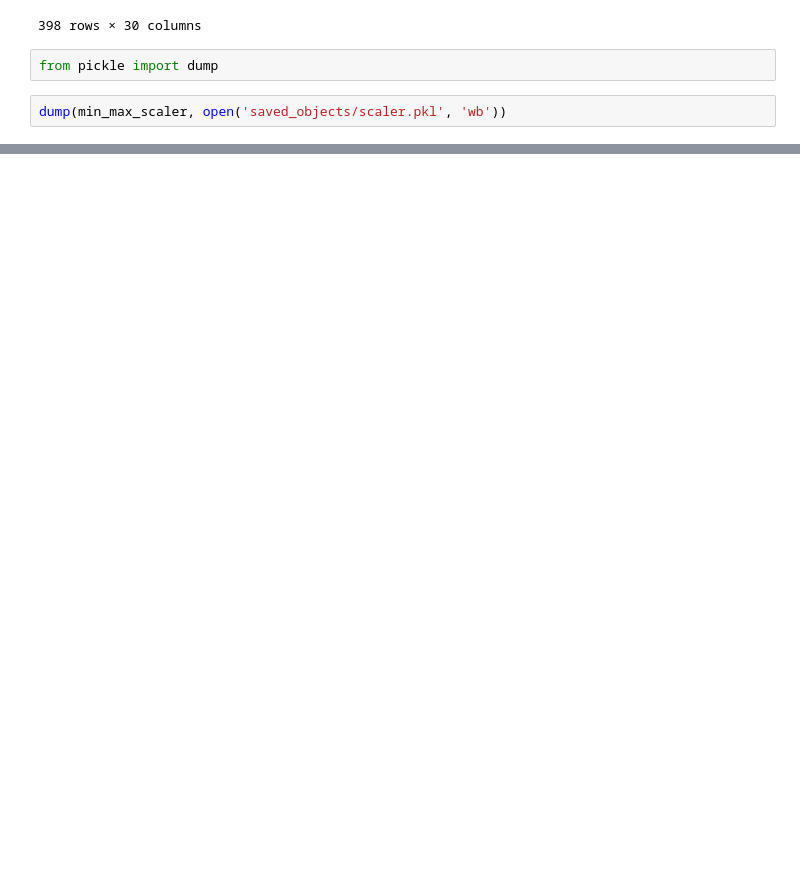
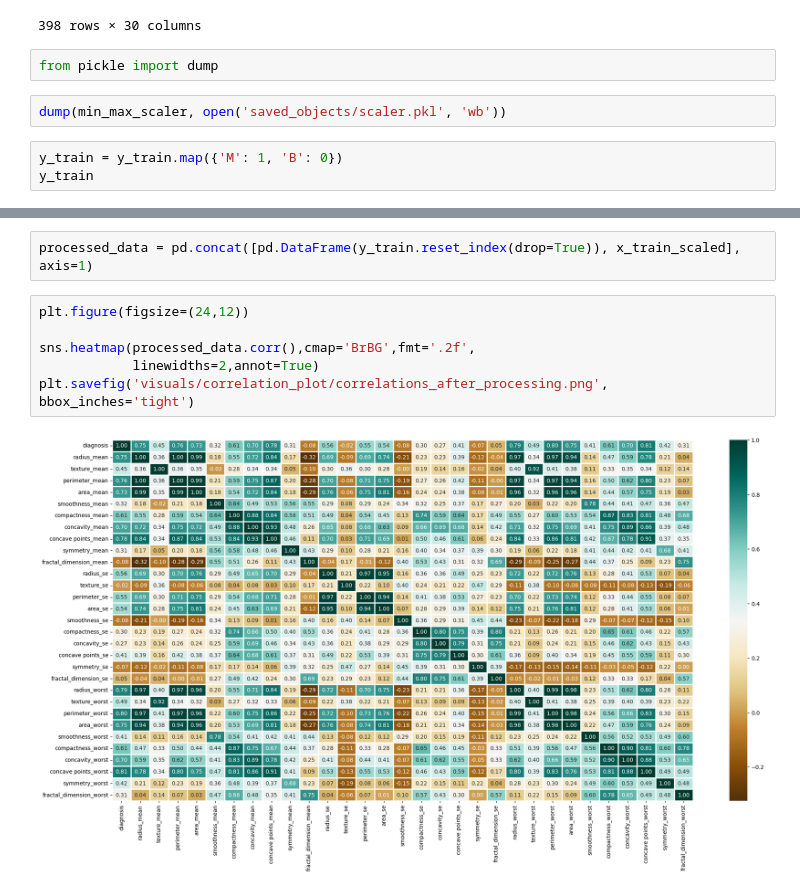
Before and after one commit to Lin-Ian/Breast-Cancer-Wisconsin-Diagnosis, a Jupyter notebook: preprocess_data.ipynb, the cells around one changed output, grey strips where cells are left out. Cells and saved outputs as stored; diff of their text form; blank space fills up the shorter version.

Commit message:
Create correlations plot for processed data

```diff
--- a/preprocess_data.ipynb
+++ b/preprocess_data.ipynb
@@ -86,3 +86,6 @@ x_train_scaled
 from pickle import dump
 # %%
 dump(min_max_scaler, open('saved_objects/scaler.pkl', 'wb'))
+# %%
+y_train = y_train.map({'M': 1, 'B': 0})
+y_train
@@ -88,0 +105,10 @@ dump(min_max_scaler, open('saved_objects/scaler.pkl', 'wb'))
+# %%
+processed_data = pd.concat([pd.DataFrame(y_train.reset_index(drop=True)), x_train_scaled], axis=1)
+# %%
+plt.figure(figsize=(24,12))
+
+sns.heatmap(processed_data.corr(),cmap='BrBG',fmt='.2f',
+			linewidths=2,annot=True)
+plt.savefig('visuals/correlation_plot/correlations_after_processing.png', bbox_inches='tight')
+# %% [output]
+[figure, added]
```
Also changed, not shown: parts of 1 cell of this notebook.
